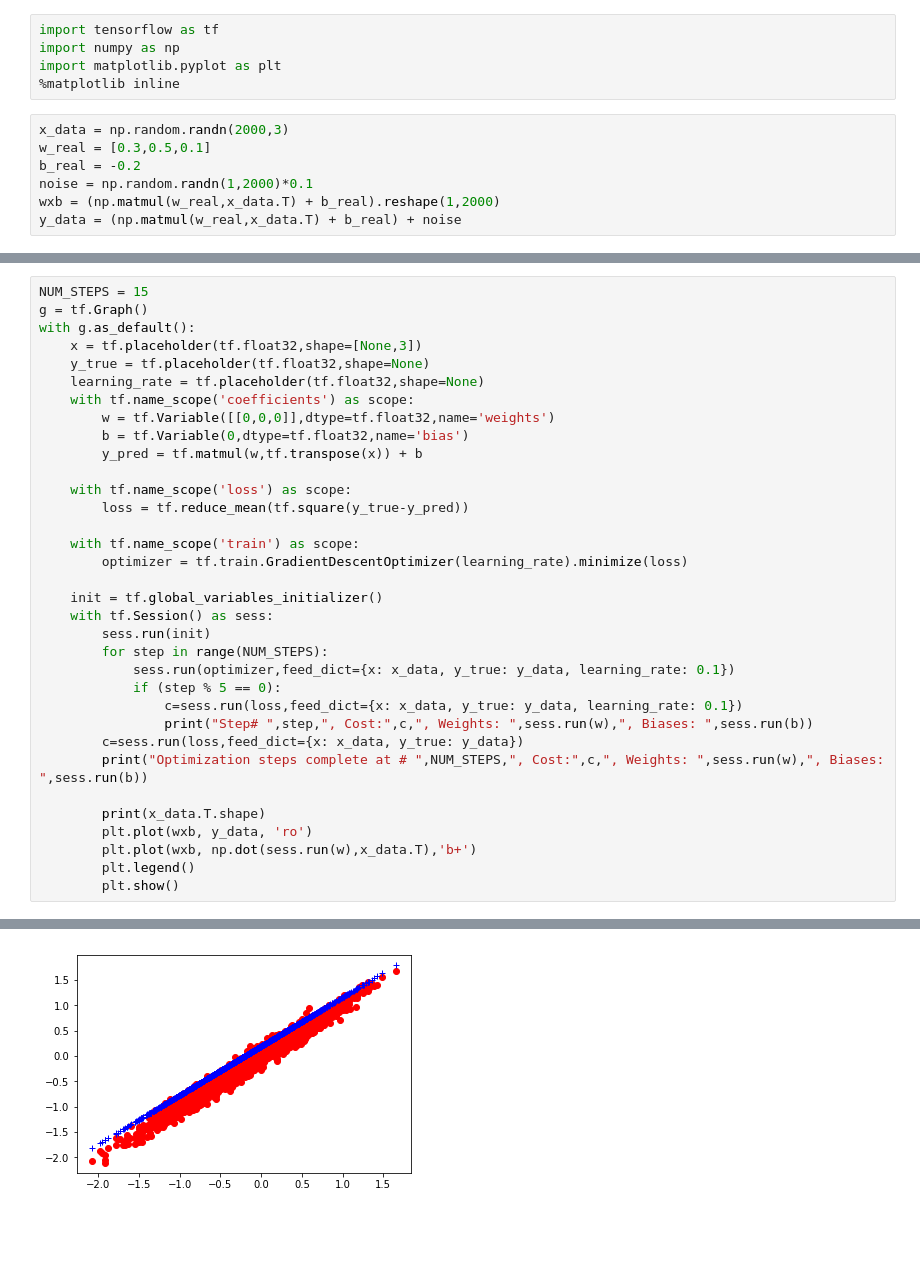
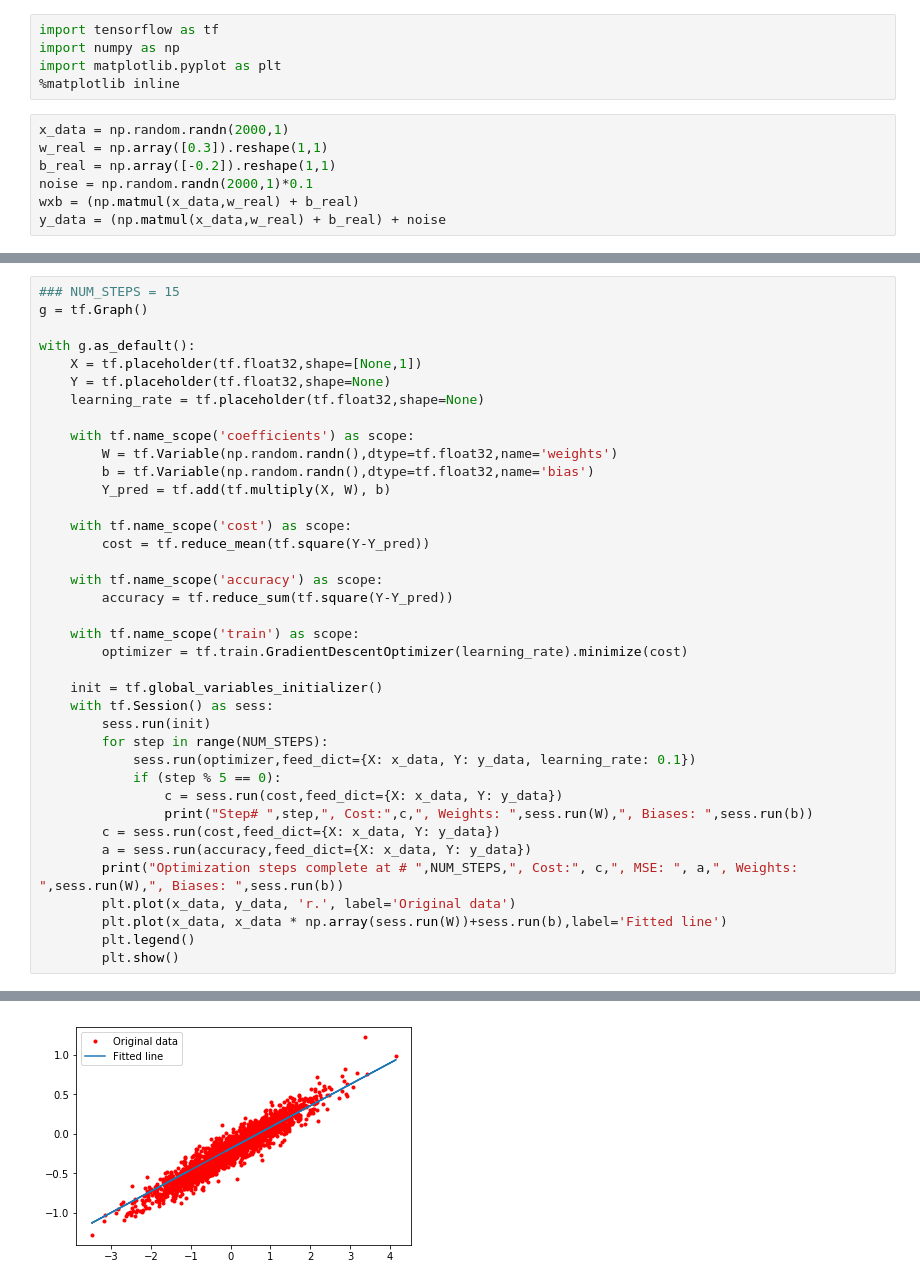
Before and after one commit to srikant86panda/Tensorflow, a Jupyter notebook: TF_LinearRegression.ipynb, the cells around one changed output, grey strips where cells are left out. Drawn from its saved outputs; the diff is of its cells as text; blank space fills up the shorter version.

```diff
--- a/TF_LinearRegression.ipynb
+++ b/TF_LinearRegression.ipynb
@@ -6,11 +6,11 @@ import numpy as np
 import matplotlib.pyplot as plt
 %matplotlib inline
 # %%
-x_data = np.random.randn(2000,3)
-w_real = [0.3,0.5,0.1]
-b_real = -0.2
-noise = np.random.randn(1,2000)*0.1
-wxb = (np.matmul(w_real,x_data.T) + b_real).reshape(1,2000)
-y_data = (np.matmul(w_real,x_data.T) + b_real) + noise
+x_data = np.random.randn(2000,1)
+w_real = np.array([0.3]).reshape(1,1)
+b_real = np.array([-0.2]).reshape(1,1)
+noise = np.random.randn(2000,1)*0.1
+wxb = (np.matmul(x_data,w_real) + b_real)
+y_data = (np.matmul(x_data,w_real) + b_real) + noise
 # %%
 plt.figure(figsize=(6,4))
@@ -21,35 +22,39 @@ plt.show()
 # %%
-NUM_STEPS = 15
+### NUM_STEPS = 15
 g = tf.Graph()
+
 with g.as_default():
-    x = tf.placeholder(tf.float32,shape=[None,3])
-    y_true = tf.placeholder(tf.float32,shape=None)
+    X = tf.placeholder(tf.float32,shape=[None,1])
+    Y = tf.placeholder(tf.float32,shape=None)
     learning_rate = tf.placeholder(tf.float32,shape=None)
+
     with tf.name_scope('coefficients') as scope:
-        w = tf.Variable([[0,0,0]],dtype=tf.float32,name='weights')
-        b = tf.Variable(0,dtype=tf.float32,name='bias')
-        y_pred = tf.matmul(w,tf.transpose(x)) + b
+        W = tf.Variable(np.random.randn(),dtype=tf.float32,name='weights')
+        b = tf.Variable(np.random.randn(),dtype=tf.float32,name='bias')
+        Y_pred = tf.add(tf.multiply(X, W), b)
 
-    with tf.name_scope('loss') as scope:
-        loss = tf.reduce_mean(tf.square(y_true-y_pred))
+    with tf.name_scope('cost') as scope:
+        cost = tf.reduce_mean(tf.square(Y-Y_pred))
+
+    with tf.name_scope('accuracy') as scope:
+        accuracy = tf.reduce_sum(tf.square(Y-Y_pred))
 
     with tf.name_scope('train') as scope:
-        optimizer = tf.train.GradientDescentOptimizer(learning_rate).minimize(loss)
+        optimizer = tf.train.GradientDescentOptimizer(learning_rate).minimize(cost)
 
     init = tf.global_variables_initializer()
     with tf.Session() as sess:
         sess.run(init)
         for step in range(NUM_STEPS):
-            sess.run(optimizer,feed_dict={x: x_data, y_true: y_data, learning_rate: 0.1})
+            sess.run(optimizer,feed_dict={X: x_data, Y: y_data, learning_rate: 0.1})
             if (step % 5 == 0):
-                c=sess.run(loss,feed_dict={x: x_data, y_true: y_data, learning_rate: 0.1})
-                print("Step# ",step,", Cost:",c,", Weights: ",sess.run(w),", Biases: ",sess.run(b))
-        c=sess.run(loss,feed_dict={x: x_data, y_true: y_data})
-        print("Optimization steps complete at # ",NUM_STEPS,", Cost:",c,", Weights: ",sess.run(w),", Biases: ",sess.run(b))
-
-        print(x_data.T.shape)
-        plt.plot(wxb, y_data, 'ro')
-        plt.plot(wxb, np.dot(sess.run(w),x_data.T),'b+')
+                c = sess.run(cost,feed_dict={X: x_data, Y: y_data})
+                print("Step# ",step,", Cost:",c,", Weights: ",sess.run(W),", Biases: ",sess.run(b))
+        c = sess.run(cost,feed_dict={X: x_data, Y: y_data})
+        a = sess.run(accuracy,feed_dict={X: x_data, Y: y_data})
+        print("Optimization steps complete at # ",NUM_STEPS,", Cost:", c,", MSE: ", a,", Weights: ",sess.run(W),", Biases: ",sess.run(b))
+        plt.plot(x_data, y_data, 'r.', label='Original data')
+        plt.plot(x_data, x_data * np.array(sess.run(W))+sess.run(b),label='Fitted line')
         plt.legend()
         plt.show()
 # %% [output]
@@ -61 +65 @@ Optimization steps complete at #  15 , Cost: 0.0106911 , Weights:  [[ 0.28953058
-[figure, old version]
+[figure, new version]
```
Also changed, not shown: parts of 2 cells of this notebook, 1 other file.
